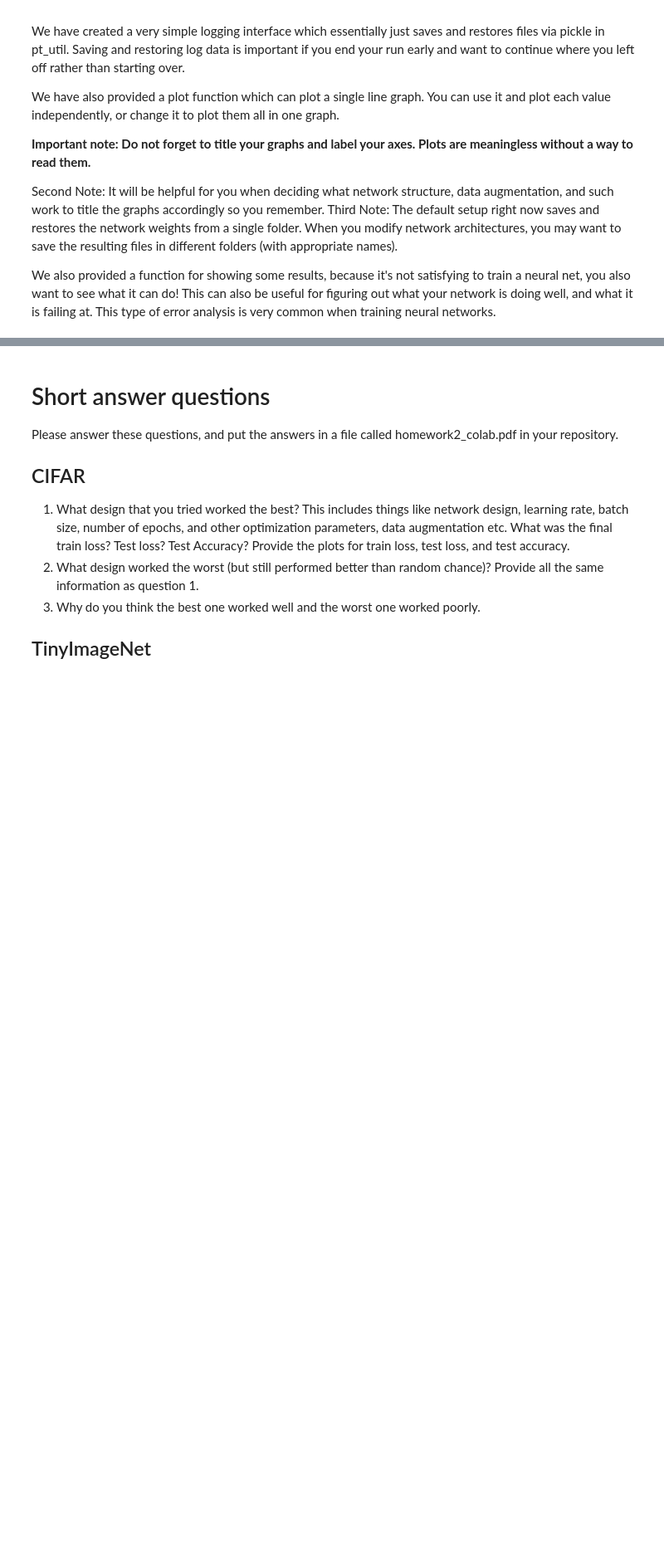
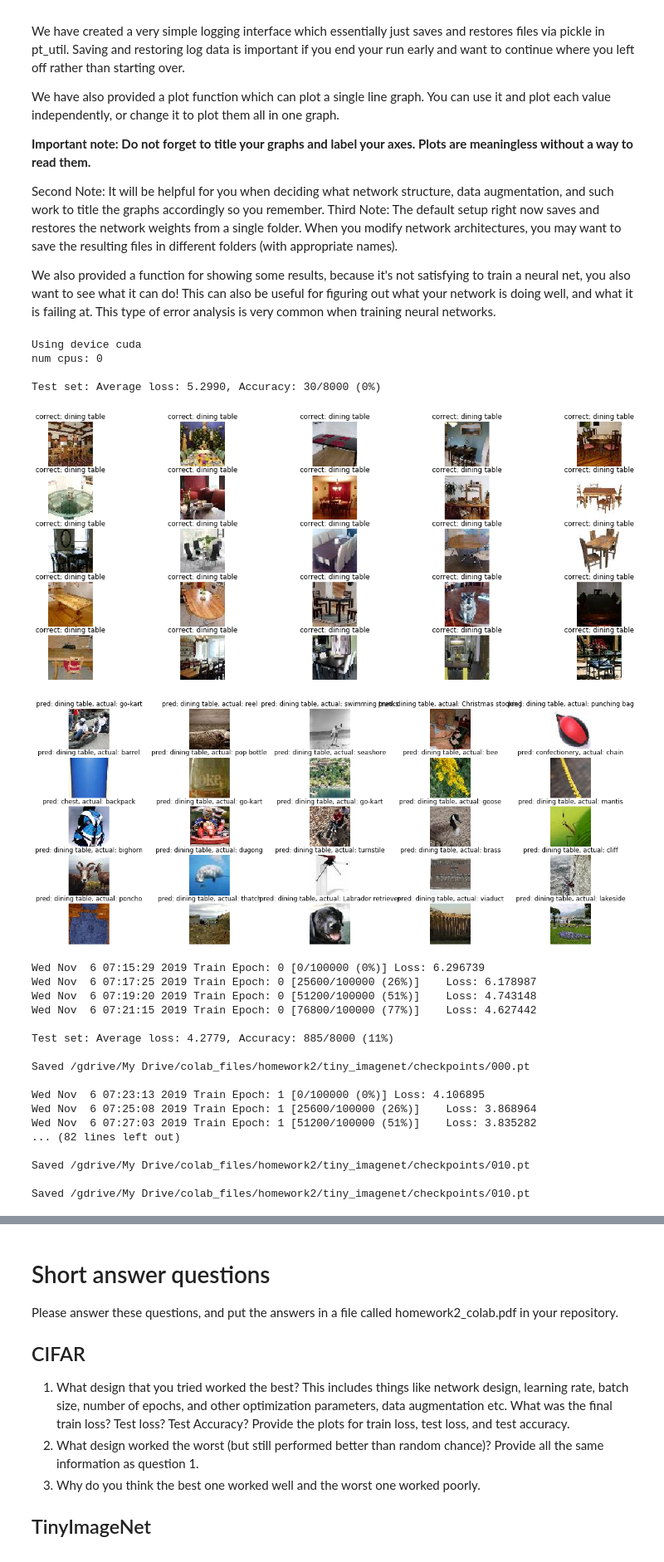
Before and after one commit to tunsheng/cse_599_homework, a Jupyter notebook: hw2/homework2_colab.ipynb, the cells around one changed output, grey strips where cells are left out. Shown at 83% size. Cells and saved outputs as stored; diff of their text form; code cells hidden in the pictures; blank space fills up the shorter version.

```diff
--- a/hw2/homework2_colab.ipynb
+++ b/hw2/homework2_colab.ipynb
@@ -264,0 +621,5 @@ finally:
+# %%
+use_cuda = USE_CUDA and torch.cuda.is_available()
+device = torch.device("cuda" if use_cuda else "cpu")
+
+verify_model(model, device, test_loader)
@@ -415,20 +922,42 @@ Hints:
 class H5Dataset(torch.utils.data.Dataset):
     def __init__(self, h5_file, transform=None):
         # TODO Implement data loading.
-        raise NotImplementedError('Need to implement the data loading')
+        # raise NotImplementedError('Need to implement the data loading')
+        """
+        Args:
+            transform (callable, optional): Optional transform to be applied
+                on a sample.
+        """
+        self.h5_file = h5py.File(h5_file, 'r')
+        self.images = self.h5_file['images'][:]
+        self.labels = self.h5_file['labels'][:]
+        self.transform = transform
+        # self.h5_file.close() #Should not close the file here
+
 
     def __len__(self):
         # TODO Implement the length function
-        raise NotImplementedError('Need to return the lengeth of the dataset')
+        # raise NotImplementedError('Need to return the lengeth of the dataset')
+        return len(self.images)
 
     def __getitem__(self, idx):
         # TODO implement the getitem function
         # You should return a tuple of:
         #    a torch tensor containing single image in CxHxW format and
         #    the label as a single tensor scalar.
-        raise NotImplementedError('Need to implement the data loading')
+        # raise NotImplementedError('Need to implement the data loading')
+        if torch.is_tensor(idx):
+            idx = idx.tolist()
+
+        data = self.images[idx]
+        label = torch.from_numpy(self.labels[idx]).long()
+        # label = self.labels[idx]
         if self.transform:
             data = self.transform(data)
+
+        # To tensor spits out (3,64,64) but transform needs (64,64,3)
+        # so confusing
+        data = data.float()
         return (data, label)
 # %% [markdown]
 ## Part 4: Dataset Augmentation
@@ -455,6 +984,8 @@ Note: You should be careful about which of these you apply to the test data. You
 train_transforms = transforms.Compose([
     transforms.ToPILImage(),
     transforms.RandomHorizontalFlip(),
+    transforms.ColorJitter(),
+    transforms.RandomRotation(30),
     transforms.ToTensor(),
     transforms.Normalize((0.5, 0.5, 0.5), (0.5, 0.5, 0.5)),
     ])
@@ -487,7 +1021,7 @@ We also provided a function for showing some results, because it's not satisfyin
 # Play around with these constants, you may find a better setting.
 BATCH_SIZE = 256
 TEST_BATCH_SIZE = 10
-EPOCHS = 200
+EPOCHS = 10
 LEARNING_RATE = 0.01
 MOMENTUM = 0.9
 USE_CUDA = True
@@ -499,12 +1033,12 @@ LOG_PATH = DATA_PATH + 'log.pkl'
 # Now the actual training code
 use_cuda = USE_CUDA and torch.cuda.is_available()
 
-#torch.manual_seed(SEED)
+torch.manual_seed(SEED)
 
 device = torch.device("cuda" if use_cuda else "cpu")
 print('Using device', device)
 import multiprocessing
-print('num cpus:', multiprocessing.cpu_count())
+print('num cpus:', 0)
 
 kwargs = {'num_workers': multiprocessing.cpu_count(),
           'pin_memory': True} if use_cuda else {}
@@ -534,30 +1068,54 @@ test_losses.append((start_epoch, test_loss))
 test_accuracies.append((start_epoch, test_accuracy))
 
 try:
     for epoch in range(start_epoch, EPOCHS + 1):
         train_loss = train(model, device, train_loader, optimizer, epoch, PRINT_INTERVAL)
         test_loss, test_accuracy, correct_images, correct_val, error_images, predicted_val, gt_val = test(model, device, test_loader, True)
         train_losses.append((epoch, train_loss))
         test_losses.append((epoch, test_loss))
         test_accuracies.append((epoch, test_accuracy))
         pt_util.write_log(LOG_PATH, (train_losses, test_losses, test_accuracies))
         model.save_best_model(test_accuracy, DATA_PATH + 'checkpoints/%03d.pt' % epoch)
 
 
 except KeyboardInterrupt as ke:
     print('Interrupted')
 except:
     import traceback
     traceback.print_exc()
 finally:
     model.save_model(DATA_PATH + 'checkpoints/%03d.pt' % epoch, 0)
     ep, val = zip(*train_losses)
     pt_util.plot(ep, val, 'Train loss', 'Epoch', 'Error')
     ep, val = zip(*test_losses)
     pt_util.plot(ep, val, 'Test loss', 'Epoch', 'Error')
     ep, val = zip(*test_accuracies)
     pt_util.plot(ep, val, 'Test accuracy', 'Epoch', 'Error')
     correct_images = pt_util.to_scaled_uint8(correct_images.transpose(0, 2, 3, 1))
     error_images = pt_util.to_scaled_uint8(error_images.transpose(0, 2, 3, 1))
     pt_util.show_images(correct_images, ['correct: %s' % class_names[aa] for aa in correct_val])
     pt_util.show_images(error_images, ['pred: %s, actual: %s' % (class_names[aa], class_names[bb]) for aa, bb in zip(predicted_val, gt_val)])
+# %% [output]
+Using device cuda
+num cpus: 0
+
+Test set: Average loss: 5.2990, Accuracy: 30/8000 (0%)
+[figure, added]
+[figure, added]
+Wed Nov  6 07:15:29 2019 Train Epoch: 0 [0/100000 (0%)] Loss: 6.296739
+Wed Nov  6 07:17:25 2019 Train Epoch: 0 [25600/100000 (26%)]    Loss: 6.178987
+Wed Nov  6 07:19:20 2019 Train Epoch: 0 [51200/100000 (51%)]    Loss: 4.743148
+Wed Nov  6 07:21:15 2019 Train Epoch: 0 [76800/100000 (77%)]    Loss: 4.627442
+
+Test set: Average loss: 4.2779, Accuracy: 885/8000 (11%)
+
+Saved /gdrive/My Drive/colab_files/homework2/tiny_imagenet/checkpoints/000.pt
+
+Wed Nov  6 07:23:13 2019 Train Epoch: 1 [0/100000 (0%)] Loss: 4.106895
+Wed Nov  6 07:25:08 2019 Train Epoch: 1 [25600/100000 (26%)]    Loss: 3.868964
+Wed Nov  6 07:27:03 2019 Train Epoch: 1 [51200/100000 (51%)]    Loss: 3.835282
+... (82 lines left out)
+
+Saved /gdrive/My Drive/colab_files/homework2/tiny_imagenet/checkpoints/010.pt
+
+Saved /gdrive/My Drive/colab_files/homework2/tiny_imagenet/checkpoints/010.pt
```
Also changed, not shown: parts of 19 cells of this notebook, 6 other files.
